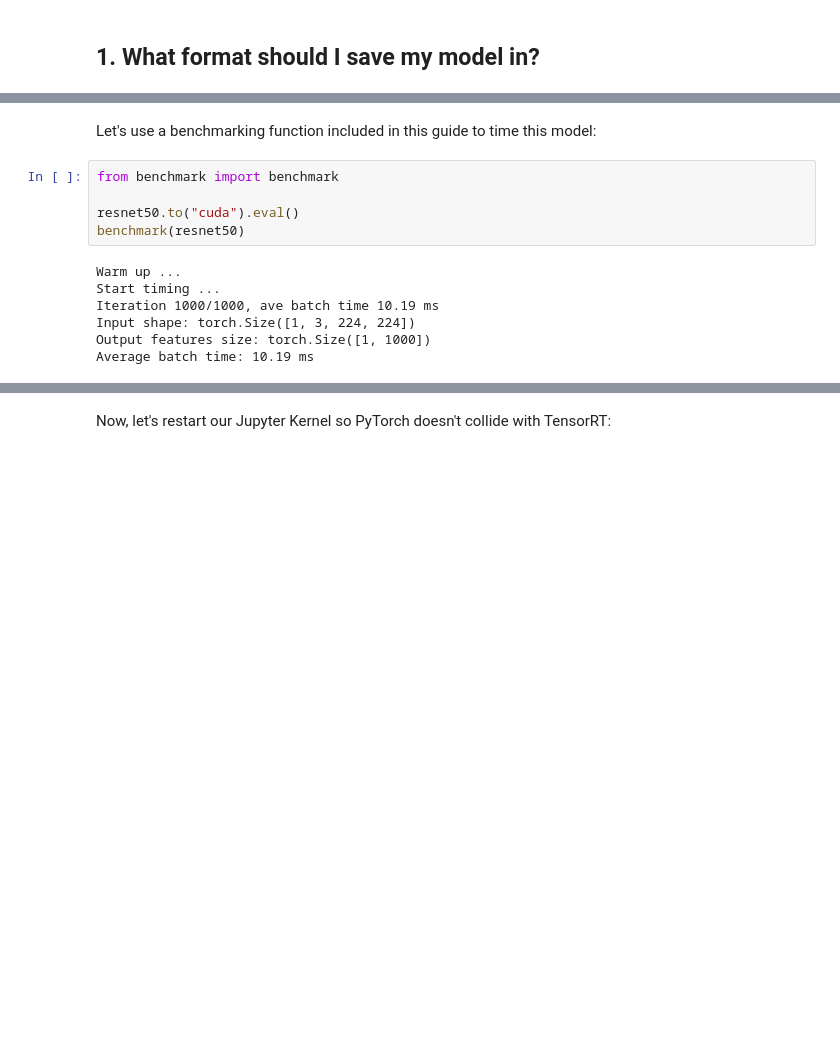
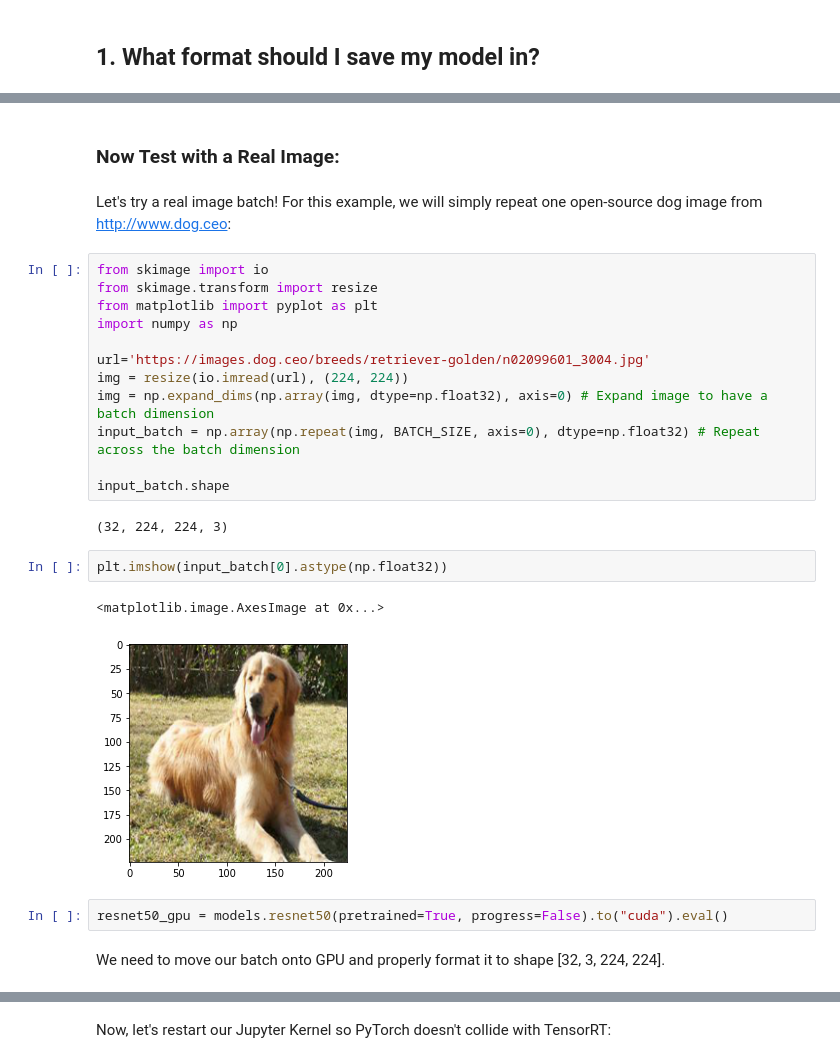
Before and after one commit to NVIDIA/TensorRT, a Jupyter notebook: quickstart/IntroNotebooks/4. Using PyTorch through ONNX.ipynb, the cells around one changed output, grey strips where cells are left out. Cells and saved outputs as stored; diff of their text form; blank space fills up the shorter version.

```diff
--- a/quickstart/IntroNotebooks/4. Using PyTorch through ONNX.ipynb
+++ b/quickstart/IntroNotebooks/4. Using PyTorch through ONNX.ipynb
@@ -41,14 +45,27 @@ Note that we are picking a BATCH_SIZE of 4 in this example.
-# %% [markdown]
-Let's use a benchmarking function included in this guide to time this model:
-# %%
-from benchmark import benchmark
-
-resnet50.to("cuda").eval()
-benchmark(resnet50)
-# %% [output]
-Warm up ...
-Start timing ...
-Iteration 1000/1000, ave batch time 10.19 ms
-Input shape: torch.Size([1, 3, 224, 224])
-Output features size: torch.Size([1, 1000])
-Average batch time: 10.19 ms
+# %% [markdown]
+### Now Test with a Real Image:
+# %% [markdown]
+Let's try a real image batch! For this example, we will simply repeat one open-source dog image from http://www.dog.ceo:
+# %%
+from skimage import io
+from skimage.transform import resize
+from matplotlib import pyplot as plt
+import numpy as np
+
+url='https://images.dog.ceo/breeds/retriever-golden/n02099601_3004.jpg'
+img = resize(io.imread(url), (224, 224))
+img = np.expand_dims(np.array(img, dtype=np.float32), axis=0) # Expand image to have a batch dimension
+input_batch = np.array(np.repeat(img, BATCH_SIZE, axis=0), dtype=np.float32) # Repeat across the batch dimension
+
+input_batch.shape
+# %% [output]
+(32, 224, 224, 3)
+# %%
+plt.imshow(input_batch[0].astype(np.float32))
+# %% [output]
+<matplotlib.image.AxesImage at 0x...>
+[figure, added]
+# %%
+resnet50_gpu = models.resnet50(pretrained=True, progress=False).to("cuda").eval()
+# %% [markdown]
+We need to move our batch onto GPU and properly format it to shape [32, 3, 224, 224].
```
Also changed, not shown: parts of 37 cells of this notebook, 2 other files.
